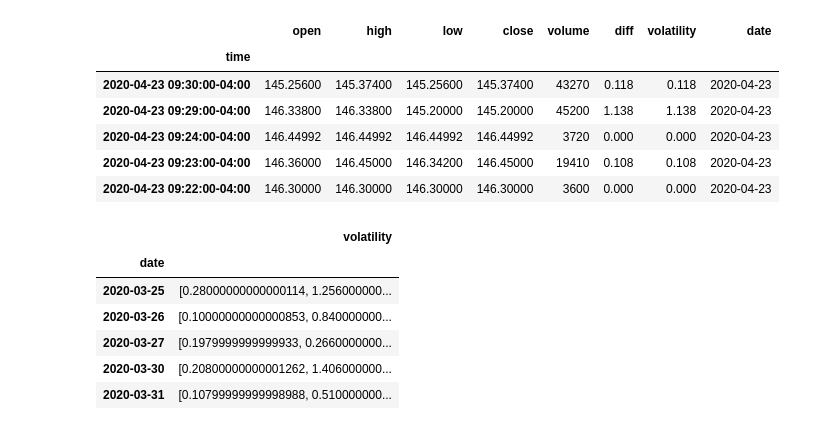
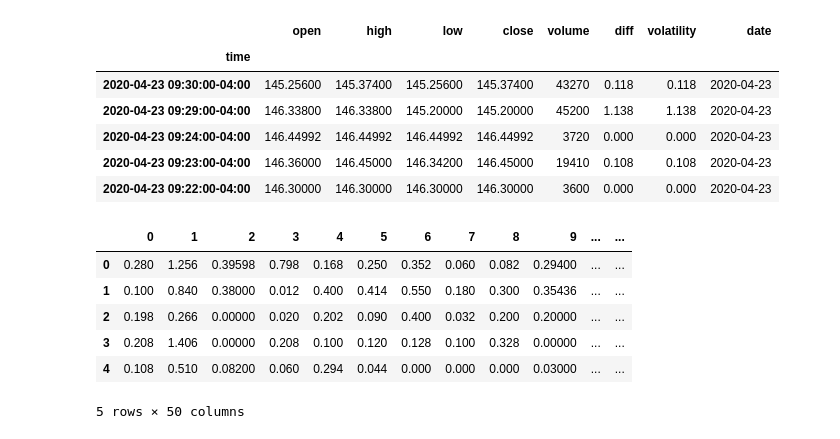
Before and after one commit to leeso1718/StockMarket_explainableAI, a Jupyter notebook: notebooks/data_nb/data_feature_engineer.ipynb, the cells around one changed output. Cells and saved outputs as stored; diff of their text form; code cells hidden in the pictures.

```diff
--- a/notebooks/data_nb/data_feature_engineer.ipynb
+++ b/notebooks/data_nb/data_feature_engineer.ipynb
@@ -86,17 +86,17 @@ data.head()
 # %%
 data_pts = 50
 
 new_df = data.groupby('date')['volatility'].apply(list)
 new_df = pd.DataFrame(new_df)
 new_df = pd.DataFrame(new_df['volatility'].apply(lambda lst: lst[:data_pts]))
-new_df = pd.DataFrame(new_df['volatility'].to
+new_df = pd.DataFrame(new_df['volatility'].to_list())
 new_df.head()
 # %% [output]
-|  | volatility |
-| date |  |
-| 2020-03-25 | [0.28000000000000114, 1.256000000... |
-| 2020-03-26 | [0.10000000000000853, 0.840000000... |
-| 2020-03-27 | [0.1979999999999933, 0.2660000000... |
-| 2020-03-30 | [0.20800000000001262, 1.406000000... |
-| 2020-03-31 | [0.10799999999998988, 0.510000000... |
+|  | 0 | 1 | 2 | 3 | 4 | 5 | 6 | 7 | 8 | 9 | ... | ... |
+| 0 | 0.280 | 1.256 | 0.39598 | 0.798 | 0.168 | 0.250 | 0.352 | 0.060 | 0.082 | 0.29400 | ... | ... |
+| 1 | 0.100 | 0.840 | 0.38000 | 0.012 | 0.400 | 0.414 | 0.550 | 0.180 | 0.300 | 0.35436 | ... | ... |
+| 2 | 0.198 | 0.266 | 0.00000 | 0.020 | 0.202 | 0.090 | 0.400 | 0.032 | 0.200 | 0.20000 | ... | ... |
+| 3 | 0.208 | 1.406 | 0.00000 | 0.208 | 0.100 | 0.120 | 0.128 | 0.100 | 0.328 | 0.00000 | ... | ... |
+| 4 | 0.108 | 0.510 | 0.08200 | 0.060 | 0.294 | 0.044 | 0.000 | 0.000 | 0.000 | 0.03000 | ... | ... |
+5 rows × 50 columns
 # %%
```
Also changed, not shown: parts of 1 cell of this notebook.
